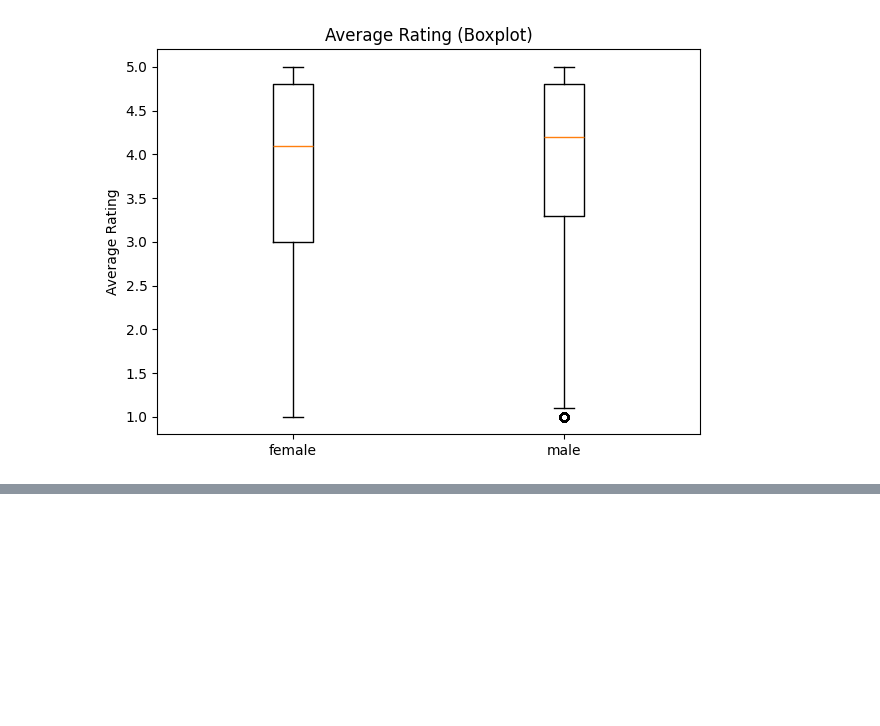
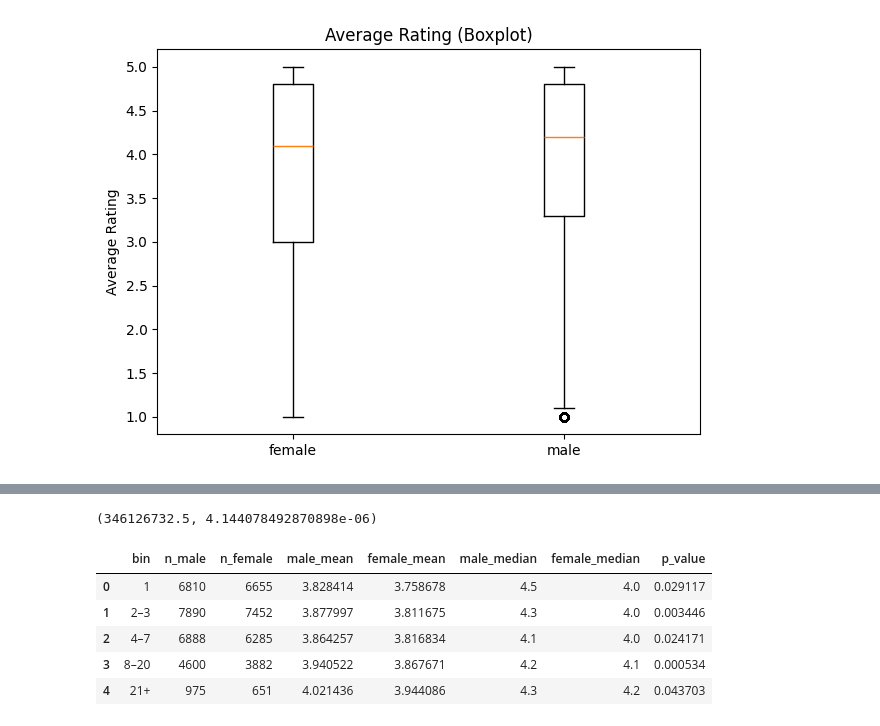
Before and after one commit to paolacalle/ape-capstone, a Jupyter notebook: analysis/q1.ipynb, the cells around one changed output, grey strips where cells are left out. Saved outputs shown, nothing was run; the diff lists cells and outputs as text; code cells hidden in the pictures; blank space fills up the shorter version.

```diff
--- a/analysis/q1.ipynb
+++ b/analysis/q1.ipynb
@@ -112,0 +258,62 @@ plt.show()
+# %%
+# Is there evidence of a pro-male bias once we condition on review volume?
+
+u_stat, p_value = mannwhitneyu(
+    male["avg_rating"],
+    female["avg_rating"],
+    alternative='greater'  # pro-male hypothesis
+)
+
+u_stat, p_value
+
+
+# Although a Mann–Whitney U test indicates a statistically significant difference
+# in ratings favoring male professors in the aggregate data (p < 0.005), this
+# result does not constitute evidence of a pro-male gender bias. The test does
+# not control for confounding variables such as review volume or course popularity,
+# which are known to affect average ratings. Once such confounders are accounted for,
+# the observed difference is greatly attenuated and is no longer substantively
+# meaningful.
+# %% [output]
+(346126732.5, 4.144078492870898e-06)
+# %%
+bins = [0, 1, 3, 7, 20, df_g["num_ratings"].max()]
+labels = ["1", "2–3", "4–7", "8–20", "21+"]
+
+df_g["review_bin"] = pd.cut(df_g["num_ratings"], bins=bins, labels=labels, include_lowest=True)
+df_g["review_bin"].value_counts().sort_index()
+
+out = []
+
+for b, g in df_g.groupby("review_bin"):
+    m = g.loc[g["gender_code"] == 0, "avg_rating"]
+    f = g.loc[g["gender_code"] == 1, "avg_rating"]
+
+    if len(male) >= 20 and len(f) >= 20:
+        u, p = mannwhitneyu(m, f, alternative="greater")
+        out.append({
+            "bin": str(b),
+            "n_male": len(m),
+            "n_female": len(f),
+            "male_mean": m.mean(),
+            "female_mean": f.mean(),
+            "male_median": m.median(),
+            "female_median" : f.median(),
+            "p_value": p
+        })
+
+pd.DataFrame(out)
+
+
+# While an aggregate Mann–Whitney U test suggests higher ratings for male professors,
+# stratifying by number of reviews reveals that within each popularity stratum,
+# female professors receive equal or higher average ratings than male professors.
+# The consistent reversal of direction across all strata indicates that the aggregate r
+# result is driven by confounding due to review volume rather than a pro-male gender bias.
+# %% [output]
+|  | bin | n_male | n_female | male_mean | female_mean | male_median | female_median | p_value |
+| 0 | 1 | 6810 | 6655 | 3.828414 | 3.758678 | 4.5 | 4.0 | 0.029117 |
+| 1 | 2–3 | 7890 | 7452 | 3.877997 | 3.811675 | 4.3 | 4.0 | 0.003446 |
+| 2 | 4–7 | 6888 | 6285 | 3.864257 | 3.816834 | 4.1 | 4.0 | 0.024171 |
+| 3 | 8–20 | 4600 | 3882 | 3.940522 | 3.867671 | 4.2 | 4.1 | 0.000534 |
+| 4 | 21+ | 975 | 651 | 4.021436 | 3.944086 | 4.3 | 4.2 | 0.043703 |
```
Also changed, not shown: parts of 8 cells of this notebook, 3 other files.
